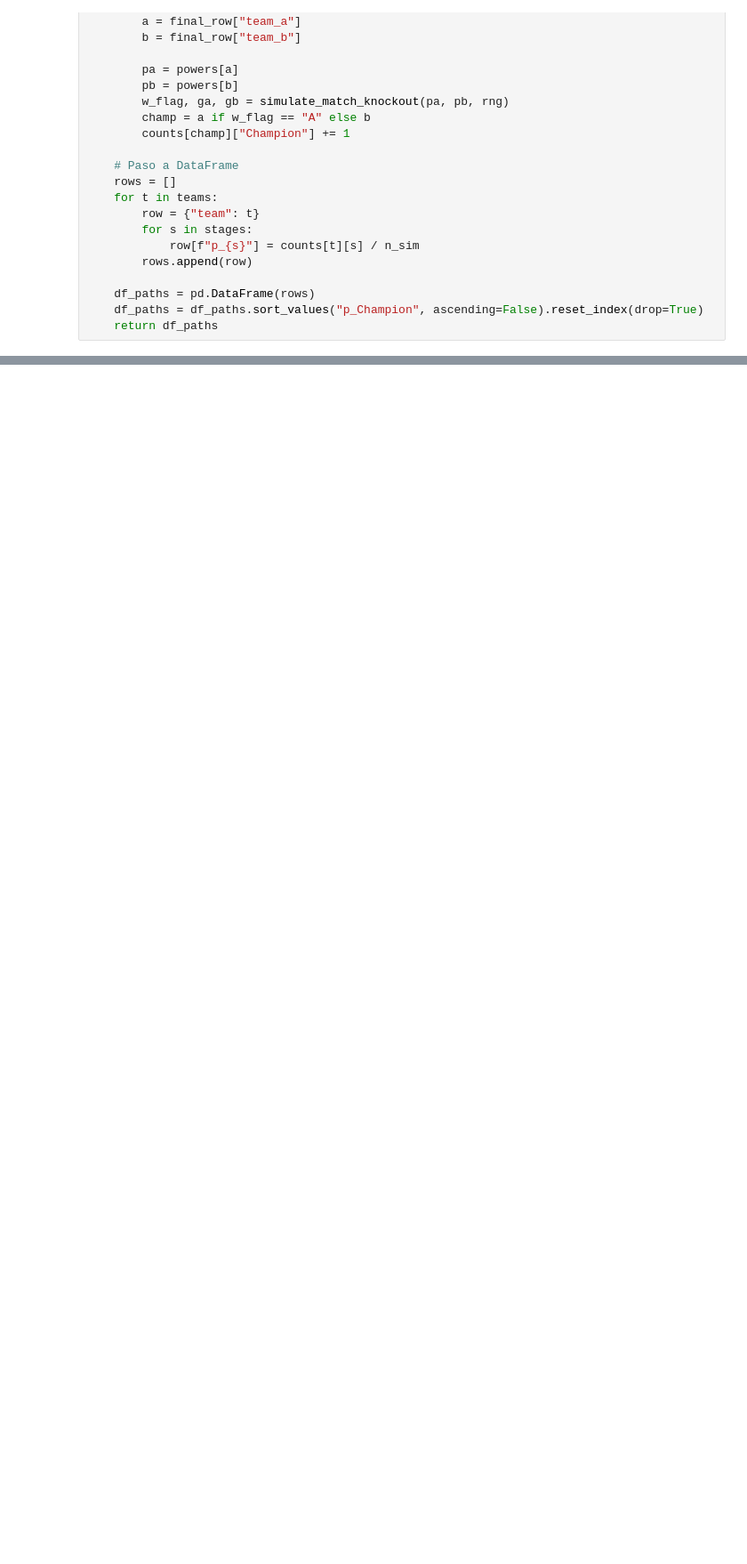
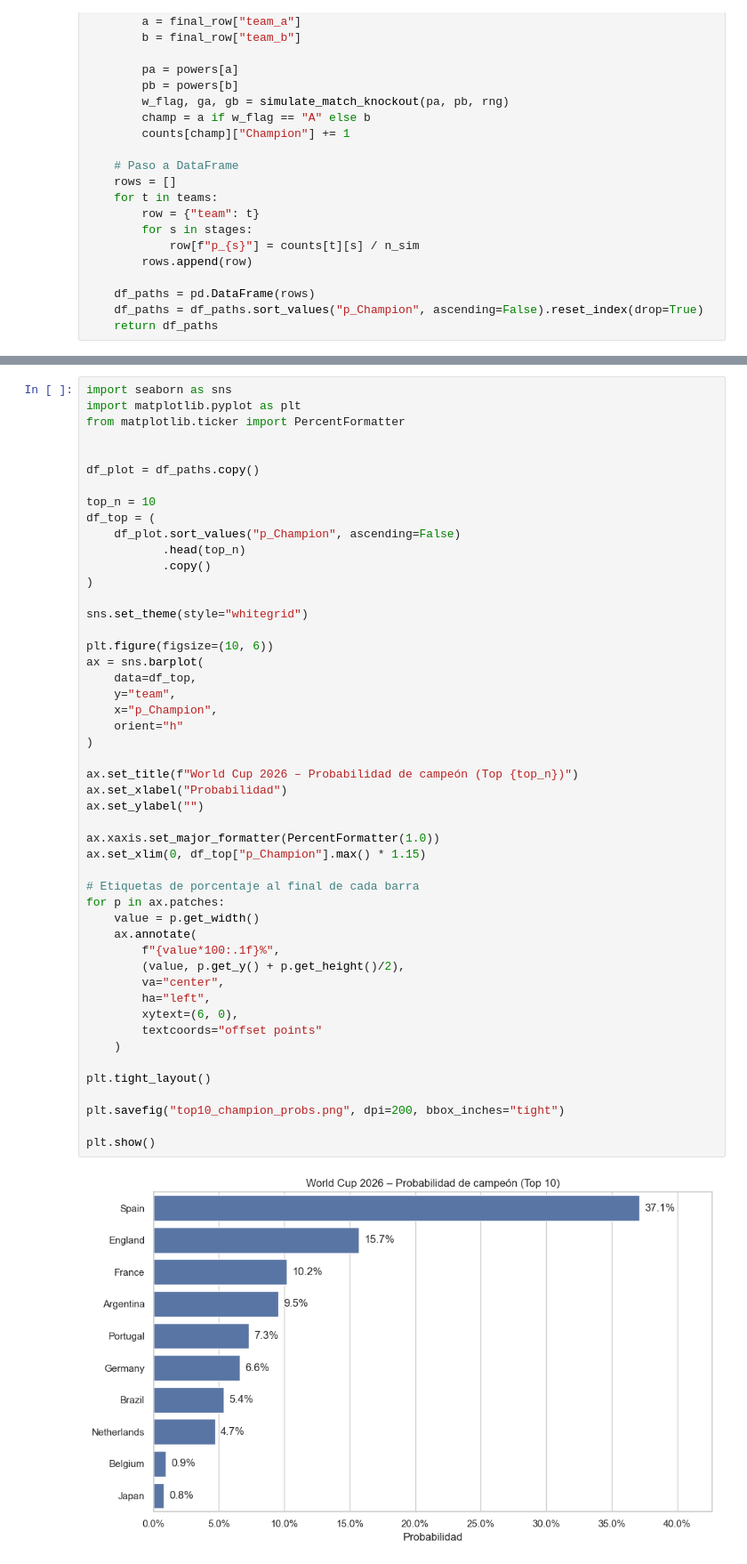
Before and after one commit to lucianomosquen/worldcup-2026-prediction, a Jupyter notebook: notebooks/06-fixture-simulation.ipynb, the cells around one changed output, grey strips where cells are left out. Shown at 89% size. Saved outputs shown, nothing was run; the diff lists cells and outputs as text; blank space fills up the shorter version.

```diff
--- a/notebooks/06-fixture-simulation.ipynb
+++ b/notebooks/06-fixture-simulation.ipynb
@@ -926,0 +963,51 @@ df_paths.to_csv("../data/processed/worldcup2026_probs_paths.csv", index=False)
+# %%
+import seaborn as sns
+import matplotlib.pyplot as plt
+from matplotlib.ticker import PercentFormatter
+
+
+df_plot = df_paths.copy()
+
+top_n = 10
+df_top = (
+    df_plot.sort_values("p_Champion", ascending=False)
+           .head(top_n)
+           .copy()
+)
+
+sns.set_theme(style="whitegrid")
+
+plt.figure(figsize=(10, 6))
+ax = sns.barplot(
+    data=df_top,
+    y="team",
+    x="p_Champion",
+    orient="h"
+)
+
+ax.set_title(f"World Cup 2026 – Probabilidad de campeón (Top {top_n})")
+ax.set_xlabel("Probabilidad")
+ax.set_ylabel("")
+
+ax.xaxis.set_major_formatter(PercentFormatter(1.0))
+ax.set_xlim(0, df_top["p_Champion"].max() * 1.15)
+
+# Etiquetas de porcentaje al final de cada barra
+for p in ax.patches:
+    value = p.get_width()
+    ax.annotate(
+        f"{value*100:.1f}%",
+        (value, p.get_y() + p.get_height()/2),
+        va="center",
+        ha="left",
+        xytext=(6, 0),
+        textcoords="offset points"
+    )
+
+plt.tight_layout()
+
+plt.savefig("top10_champion_probs.png", dpi=200, bbox_inches="tight")
+
+plt.show()
+# %% [output]
+[figure, added]
```
Also changed, not shown: parts of 14 cells of this notebook.
